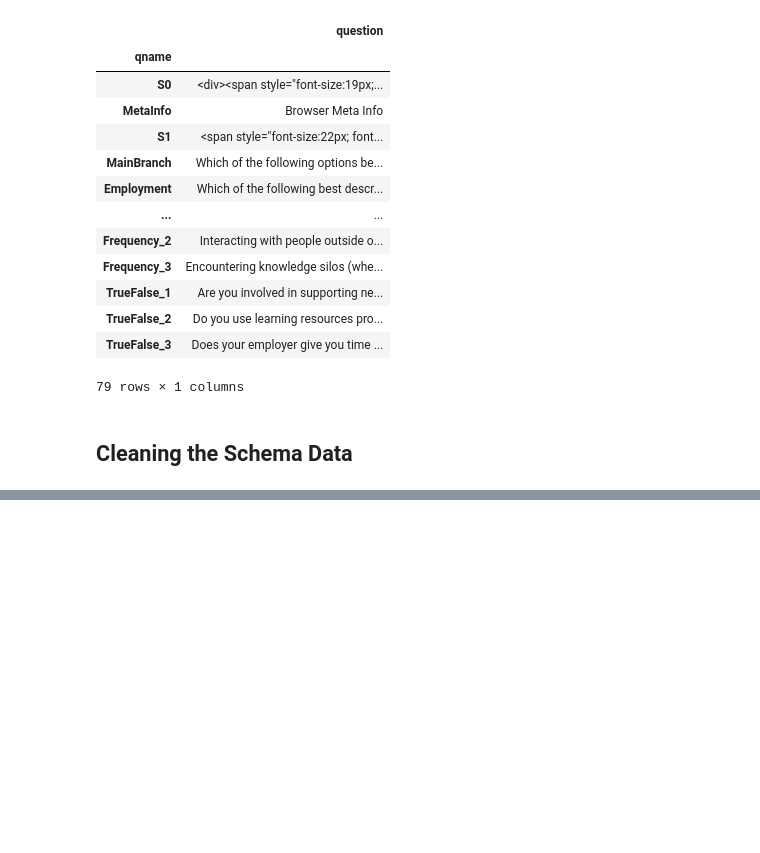
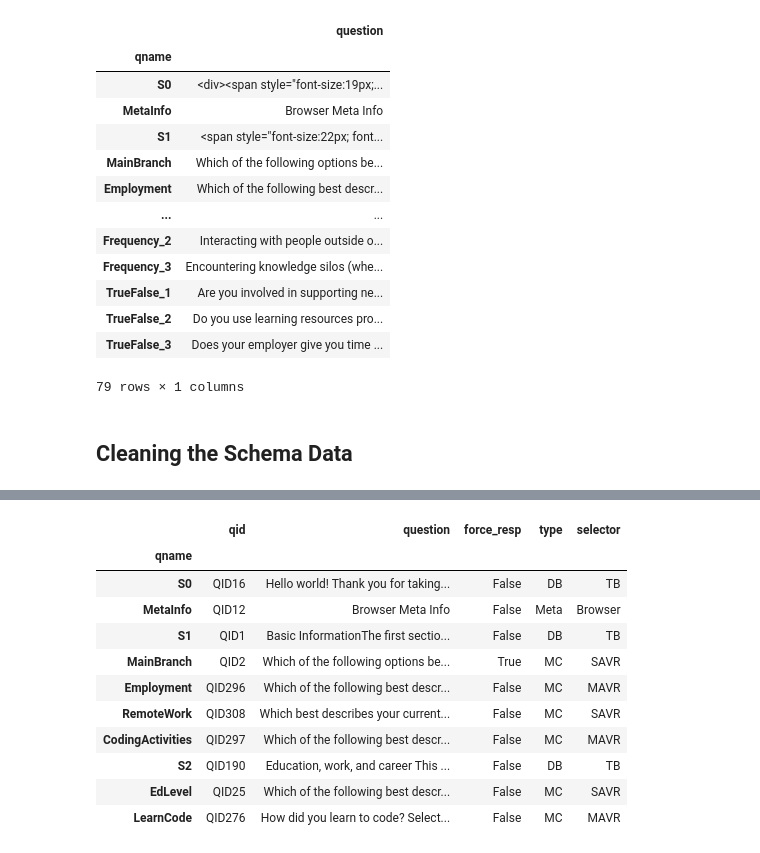
Before and after one commit to CAP5610-Group-Project/StackOverflow-Survey-Project, a Jupyter notebook: playground.ipynb, the cells around one changed output, grey strips where cells are left out. Saved outputs shown, nothing was run; the diff lists cells and outputs as text; code cells hidden in the pictures; blank space fills up the shorter version.

Commit message:
removed newlines from schema_df

```diff
--- a/playground.ipynb
+++ b/playground.ipynb
@@ -99,0 +77,5 @@ schema_df
+# %%
+schema_df['question'] = schema_df['question'].apply(cleanhtml)
+# Removes unnecessary newlines
+schema_df.replace('\\n', '', regex=True, inplace=True)
+schema_df.head()
@@ -99,0 +90,15 @@ schema_df
+# %%
+schema_df.head()
+# %% [output]
+|  | qid | question | force_resp | type | selector |
+| qname |  |  |  |  |  |
+| S0 | QID16 | Hello world! Thank you for taking... | False | DB | TB |
+| MetaInfo | QID12 | Browser Meta Info | False | Meta | Browser |
+| S1 | QID1 | Basic InformationThe first sectio... | False | DB | TB |
+| MainBranch | QID2 | Which of the following options be... | True | MC | SAVR |
+| Employment | QID296 | Which of the following best descr... | False | MC | MAVR |
+| RemoteWork | QID308 | Which best describes your current... | False | MC | SAVR |
+| CodingActivities | QID297 | Which of the following best descr... | False | MC | MAVR |
+| S2 | QID190 | Education, work, and career This ... | False | DB | TB |
+| EdLevel | QID25 | Which of the following best descr... | False | MC | SAVR |
+| LearnCode | QID276 | How did you learn to code? Select... | False | MC | MAVR |
```
Also changed, not shown: parts of 3 cells of this notebook.
